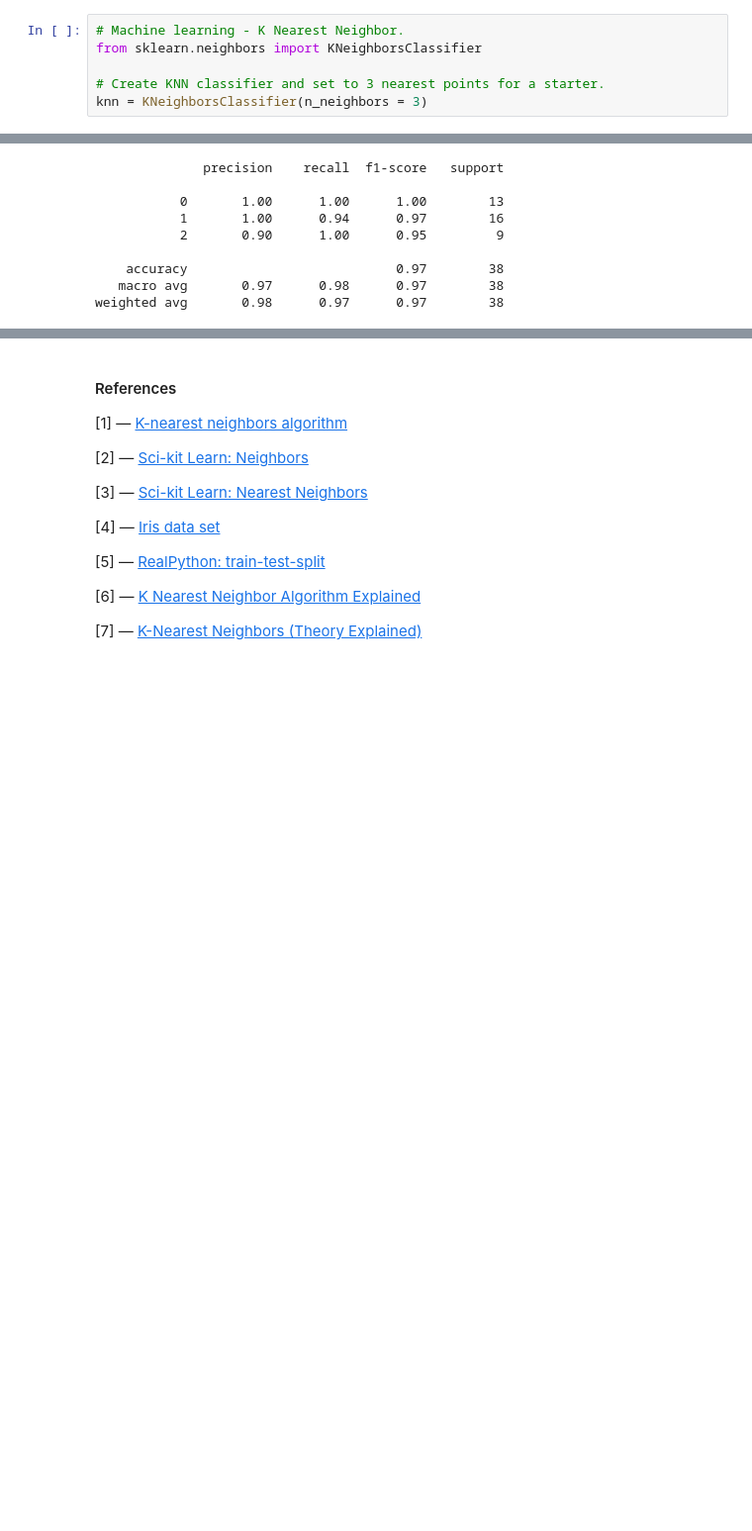
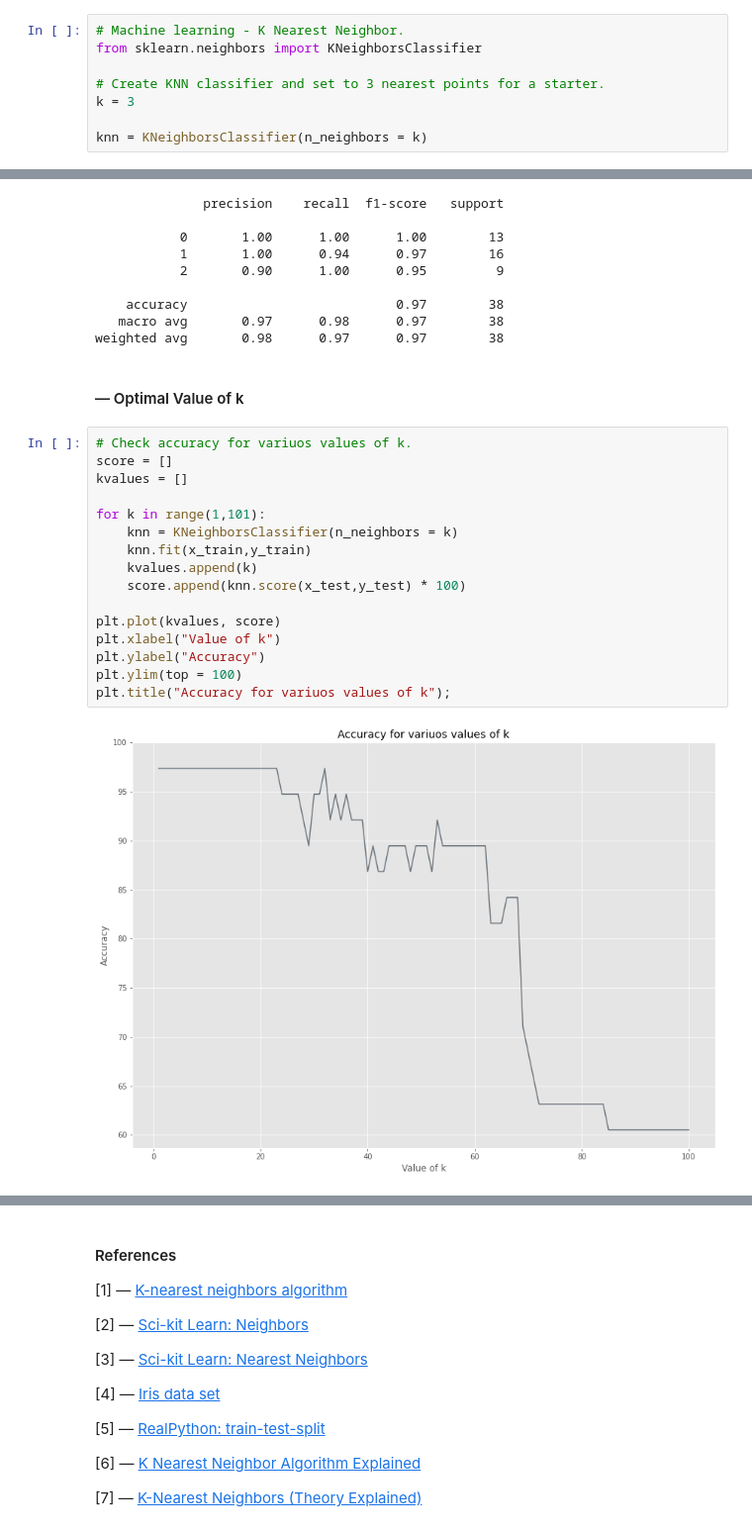
Before and after one commit to mizydorek/Machine-Learning-Tasks-2020, a Jupyter notebook: tasks.ipynb, the cells around one changed output, grey strips where cells are left out. Shown at 99% size. Cells and saved outputs as stored; diff of their text form; blank space fills up the shorter version.

Commit message:
in search of the optimal value of k

```diff
--- a/tasks.ipynb
+++ b/tasks.ipynb
@@ -763,7 +763,9 @@ x_train, x_test, y_train, y_test = train_test_split(x, y, test_size=0.25, random
 from sklearn.neighbors import KNeighborsClassifier
 
 # Create KNN classifier and set to 3 nearest points for a starter.
-knn = KNeighborsClassifier(n_neighbors = 3)
+k = 3
+
+knn = KNeighborsClassifier(n_neighbors = k)
 # %%
 # Fit the classifier to the data.
 knn.fit(x_train,y_train)
@@ -816,3 +818,23 @@ print(classification_report(y_test, prediction))
     accuracy                           0.97        38
    macro avg       0.97      0.98      0.97        38
 weighted avg       0.98      0.97      0.97        38
+# %% [markdown]
+#### — Optimal Value of k
+# %%
+# Check accuracy for variuos values of k.
+score = []
+kvalues = []
+
+for k in range(1,101):
+    knn = KNeighborsClassifier(n_neighbors = k)
+    knn.fit(x_train,y_train)
+    kvalues.append(k)
+    score.append(knn.score(x_test,y_test) * 100)
+
+plt.plot(kvalues, score)
+plt.xlabel("Value of k")
+plt.ylabel("Accuracy")
+plt.ylim(top = 100)
+plt.title("Accuracy for variuos values of k");
+# %% [output]
+[figure, added]
```
Also changed, not shown: parts of 1 cell of this notebook.
